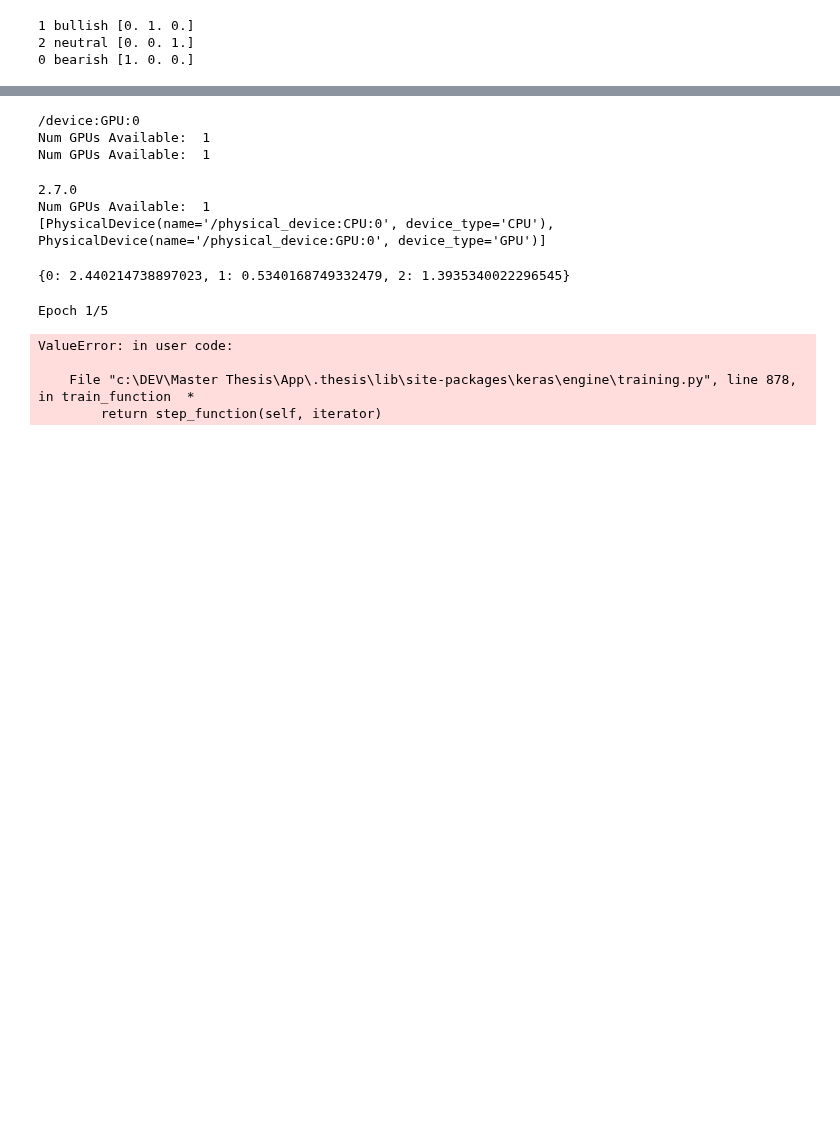
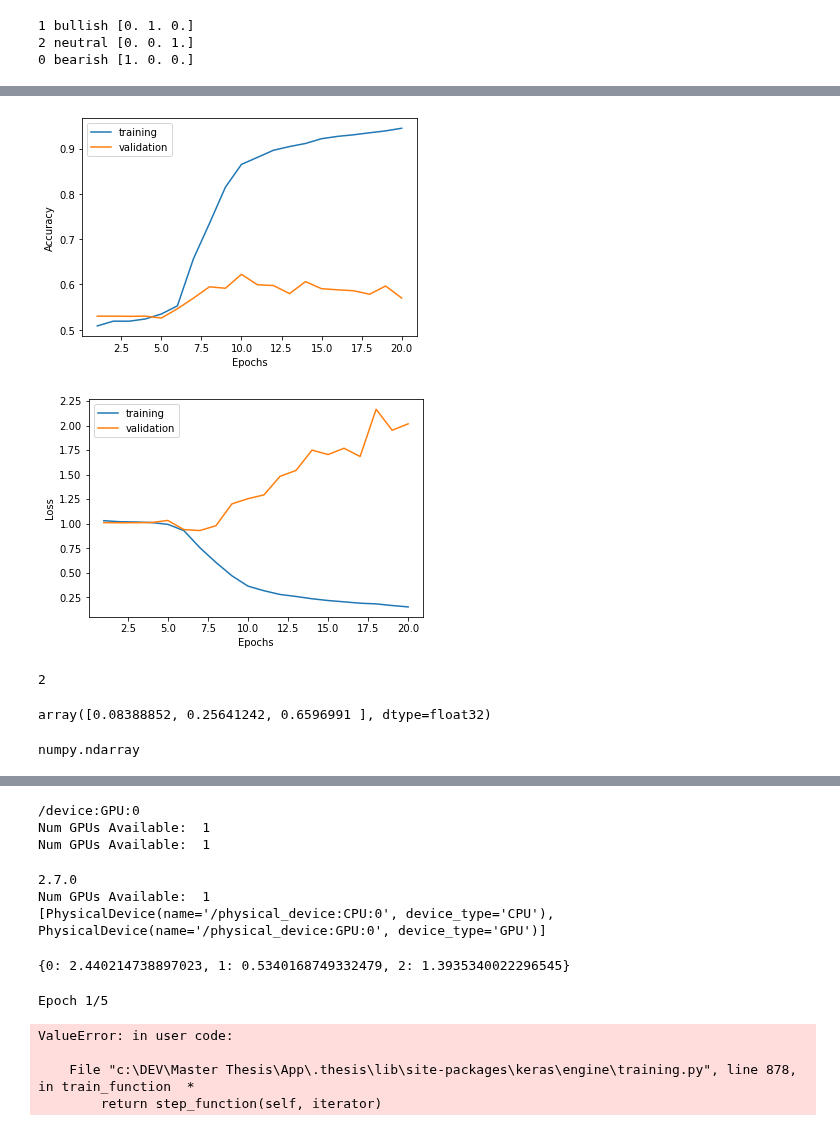
Before and after one commit to StefanWinterToo/Master-Thesis, a Jupyter notebook: App/Sentiment_Models.ipynb, the cells around one changed output, grey strips where cells are left out. Cells and saved outputs as stored; diff of their text form; code cells hidden in the pictures; blank space fills up the shorter version.

```diff
--- a/App/Sentiment_Models.ipynb
+++ b/App/Sentiment_Models.ipynb
@@ -169,3 +188,26 @@ print(y_train[6], data["sentiment"][60], to_categorical(y_train)[6])
 0 bearish [1. 0. 0.]
 # %%
 y_train = to_categorical(y_train)
+# %%
+x_train_lstm, X_test_lstm, y_train, y_test = split_train_test(x_train_lstm, y_train)
+# %%
+acc = []
+val_acc = []
+loss = []
+val_loss = []
+
+def build_model():
+    model = Sequential()
+    model.add(Embedding(input_dim = vocab_size, output_dim = emdedding_size, weights = [pretrained_weights]))
+    model.add(CuDNNLSTM(units = emdedding_size))
+    model.add(Dropout(0.25))
+    model.add(Dense(3, activation = "softmax"))
+    model.compile("adam", "categorical_crossentropy", metrics = ["acc"])
+    return model
+
+model = build_model()
+history = model.fit(x_train_lstm, y_train, epochs=20, validation_split=0.2, batch_size=64, verbose=2)
+acc.append(history.history['acc'])
+val_acc.append(history.history['val_acc'])
+loss.append(history.history['loss'])
+val_loss.append(history.history['val_loss'])
@@ -171,0 +232,25 @@ y_train = to_categorical(y_train)
+# %%
+import matplotlib.pyplot as plt
+
+acc_history = history.history["acc"]
+val_acc_history = history.history["val_acc"]
+
+plt.plot(range(1, len(acc_history) + 1), acc_history)
+plt.plot(range(1, len(val_acc_history) + 1), val_acc_history)
+plt.xlabel("Epochs")
+plt.ylabel("Accuracy")
+plt.legend(["training", "validation"])
+plt.show()
+
+loss_history = history.history["loss"]
+val_loss_history = history.history["val_loss"]
+
+plt.plot(range(1, len(loss_history) + 1), loss_history)
+plt.plot(range(1, len(val_loss_history) + 1), val_loss_history)
+plt.xlabel("Epochs")
+plt.ylabel("Loss")
+plt.legend(["training", "validation"])
+plt.show()
+# %% [output]
+[figure, added]
+[figure, added]
@@ -171,0 +268,12 @@ y_train = to_categorical(y_train)
+# %%
+np.argmax(test_pred[3])
+# %% [output]
+2
+# %%
+test_pred[3]
+# %% [output]
+array([0.08388852, 0.25641242, 0.6596991 ], dtype=float32)
+# %%
+type(y_test)
+# %% [output]
+numpy.ndarray
```
Also changed, not shown: parts of 13 cells of this notebook.
